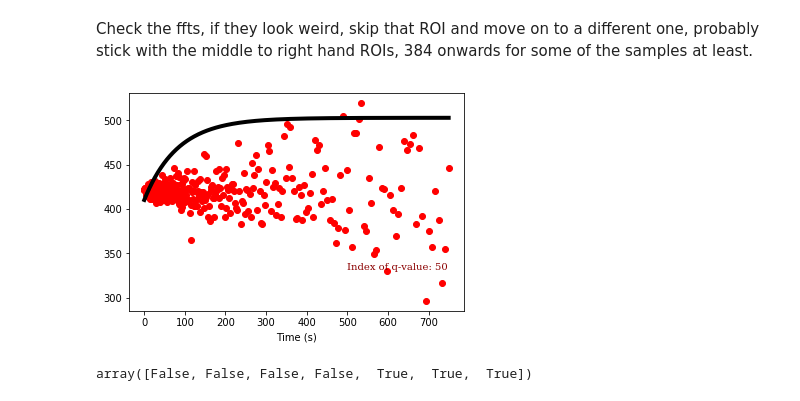
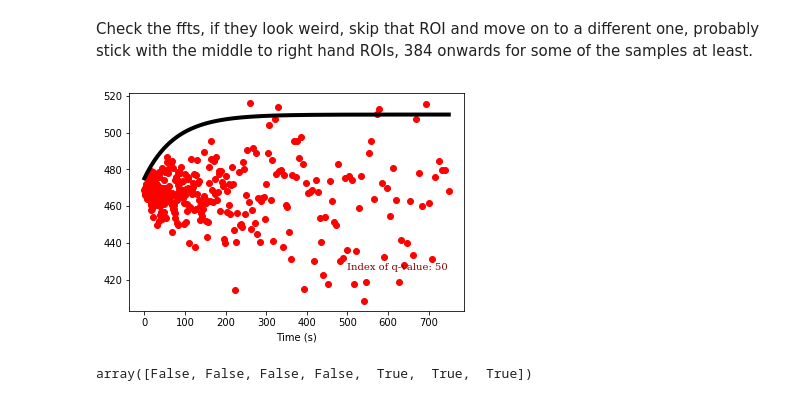
Before and after one commit to chmatsuda/Differential-Dynamic-Microscopy---Python, a Jupyter notebook: (2)DDM analysis for Dilute.ipynb, the cells around one changed output. Cells and saved outputs as stored; diff of their text form; code cells hidden in the pictures.

```diff
--- a/(2)DDM analysis for Dilute.ipynb
+++ b/(2)DDM analysis for Dilute.ipynb
@@ -44,7 +44,7 @@ AvgROIs[:] = np.nan
 FRAME RATE:
 # %%
 newt = lambda t,s: (1./s)*gamma(1./s)*t
-framerate = 4.0
+framerate = 9.5
 px = 0.189
 imDimension = 128
 # %% [markdown]
@@ -56,7 +56,7 @@ mpld3.enable_notebook()
 ss = 0 #changes the video
 c = 5 #changes the ROI
 
-data_dir = "Z:\\ChristelleSummer2018\Data\\BeadsInConditions\\Actin\\2018_07_13\\2018_07_13_Actin4fps_1\\"
+data_dir = "Z:\\ChristelleSummer2018\\Data\\BeadsInConditions\\Copolymerized\\2018_07_13\\2018_07_13_Copoly9.5fps_2\\"
 filename = data_dir.split('\\')[-2]
 data_file = filename + "_MMStack_Pos0.ome_"+ROI[c]+"_128x128_FFTDIFFS_dts_ravs.p"
 
@@ -73,22 +73,22 @@ ffts = dat['ffts']
 # %%
 %matplotlib inline
 mpld3.enable_notebook()
 
 q = np.arange(0,imDimension/2)*2*np.pi*(1./(imDimension*px))
 times = dts/framerate
 q_index = 50
-backg = 410
+backg = 475
 #We try to use the function `returnReasonableParams` to find reasonable initial guesses for the fitting function
 
 pars,minp,maxp,lmin,lmax,fix = ddm.returnReasonableParams(d=ravs[:,q_index],bg=backg, double=False, fps=framerate)
 plt.plot(times, ravs[:,q_index],'ro') #plot the data
 plt.plot(times, ddm.dTheory(times,*pars), '-k', lw=4) #see how well the initial guess performs
 ax = plt.gca()
 plt.text(0.8, 0.2, 'Index of q-value: %i' % q_index, horizontalalignment='center', verticalalignment='center',
            transform=ax.transAxes, fontdict=font_plt)
 plt.xlabel('Time (s)');
 # %% [output]
-[figure, old version]
+[figure, new version]
 # %%
 fix
 # %% [output]
```
Also changed, not shown: parts of 3 cells of this notebook, 2 other files.
